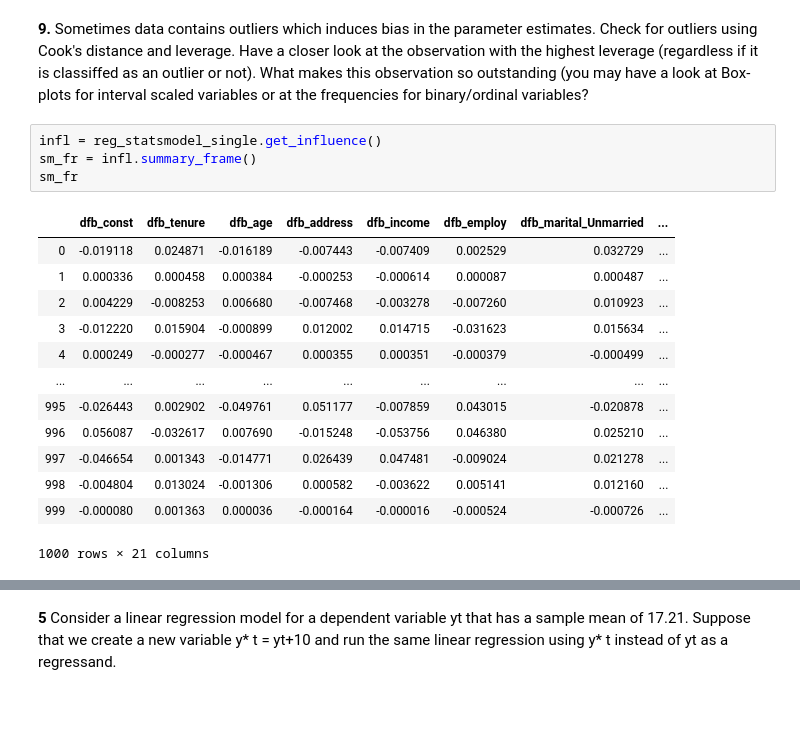
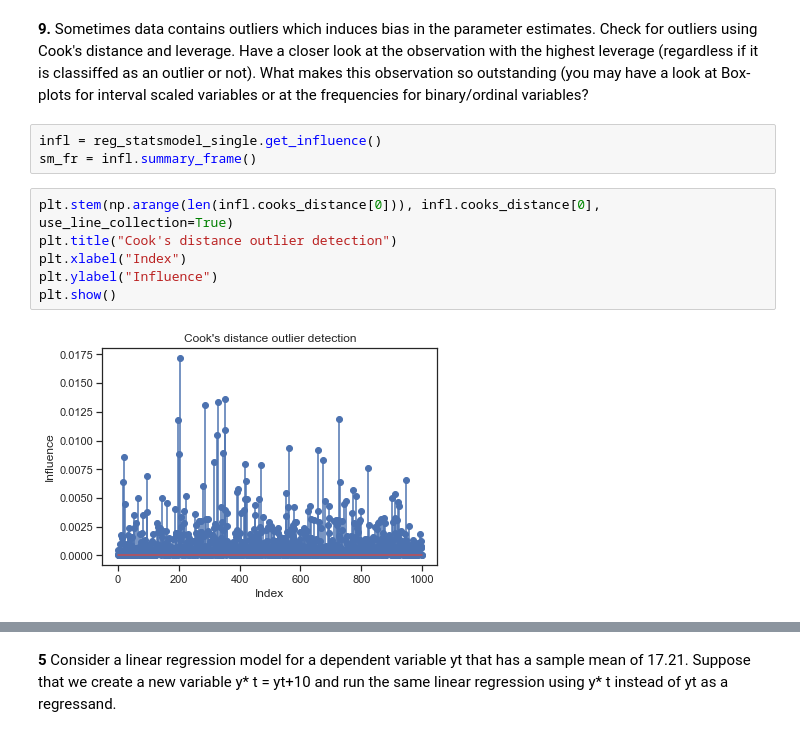
Before and after one commit to St-Jester/stats2, a Jupyter notebook: Assignment2.ipynb, the cells around one changed output, grey strips where cells are left out. Saved outputs shown, nothing was run; the diff lists cells and outputs as text; blank space fills up the shorter version.

```diff
--- a/Assignment2.ipynb
+++ b/Assignment2.ipynb
@@ -601,18 +601,11 @@ variables or at the frequencies for binary/ordinal variables?
 # %%
 infl = reg_statsmodel_single.get_influence()
 sm_fr = infl.summary_frame()
-sm_fr
-# %% [output]
-|  | dfb_const | dfb_tenure | dfb_age | dfb_address | dfb_income | dfb_employ | dfb_marital_Unmarried | ... |
-| 0 | -0.019118 | 0.024871 | -0.016189 | -0.007443 | -0.007409 | 0.002529 | 0.032729 | ... |
-| 1 | 0.000336 | 0.000458 | 0.000384 | -0.000253 | -0.000614 | 0.000087 | 0.000487 | ... |
-| 2 | 0.004229 | -0.008253 | 0.006680 | -0.007468 | -0.003278 | -0.007260 | 0.010923 | ... |
-| 3 | -0.012220 | 0.015904 | -0.000899 | 0.012002 | 0.014715 | -0.031623 | 0.015634 | ... |
-| 4 | 0.000249 | -0.000277 | -0.000467 | 0.000355 | 0.000351 | -0.000379 | -0.000499 | ... |
-| ... | ... | ... | ... | ... | ... | ... | ... | ... |
-| 995 | -0.026443 | 0.002902 | -0.049761 | 0.051177 | -0.007859 | 0.043015 | -0.020878 | ... |
-| 996 | 0.056087 | -0.032617 | 0.007690 | -0.015248 | -0.053756 | 0.046380 | 0.025210 | ... |
-| 997 | -0.046654 | 0.001343 | -0.014771 | 0.026439 | 0.047481 | -0.009024 | 0.021278 | ... |
-| 998 | -0.004804 | 0.013024 | -0.001306 | 0.000582 | -0.003622 | 0.005141 | 0.012160 | ... |
-| 999 | -0.000080 | 0.001363 | 0.000036 | -0.000164 | -0.000016 | -0.000524 | -0.000726 | ... |
-1000 rows × 21 columns
+# %%
+plt.stem(np.arange(len(infl.cooks_distance[0])), infl.cooks_distance[0], use_line_collection=True)
+plt.title("Cook's distance outlier detection")
+plt.xlabel("Index")
+plt.ylabel("Influence")
+plt.show()
+# %% [output]
+[figure, added]
```
Also changed, not shown: parts of 18 cells of this notebook.
